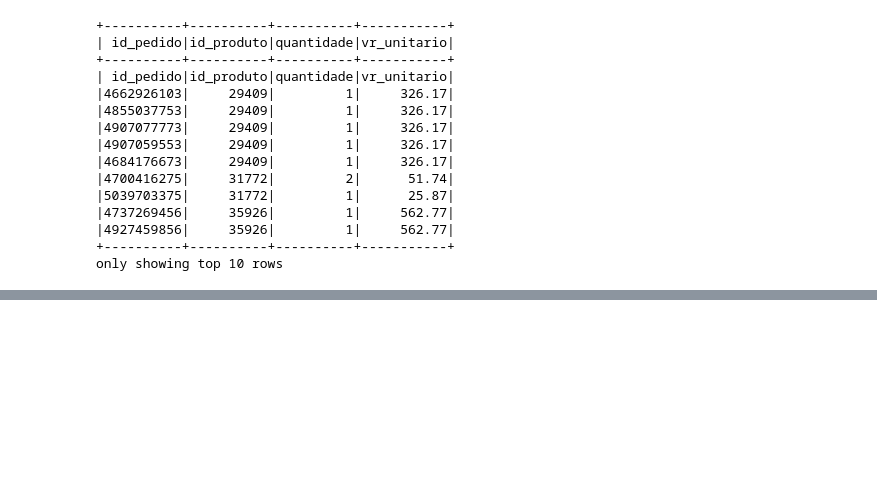
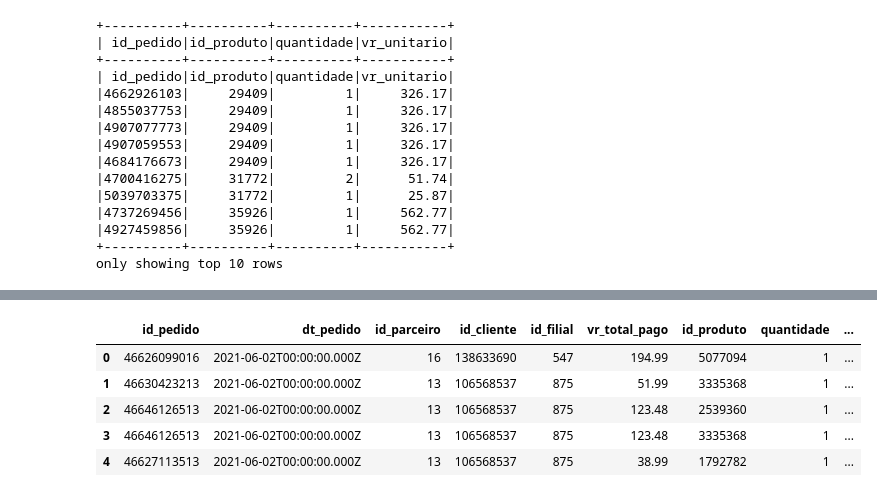
Before and after one commit to pveinberg/formacao-dev-bigdata, a Jupyter notebook: input/copia_notebooks/Aula_Hive/aula_hive_01.ipynb, the cells around one changed output, grey strips where cells are left out. Cells and saved outputs as stored; diff of their text form; code cells hidden in the pictures; blank space fills up the shorter version.

```diff
--- a/input/copia_notebooks/Aula_Hive/aula_hive_01.ipynb
+++ b/input/copia_notebooks/Aula_Hive/aula_hive_01.ipynb
@@ -232,0 +255,10 @@ only showing top 10 rows
+# %%
+pedidos = pd.read_parquet('pedidos_com_cliente.parquet')
+pedidos.head()
+# %% [output]
+|  | id_pedido | dt_pedido | id_parceiro | id_cliente | id_filial | vr_total_pago | id_produto | quantidade | ... |
+| 0 | 46626099016 | 2021-06-02T00:00:00.000Z | 16 | 138633690 | 547 | 194.99 | 5077094 | 1 | ... |
+| 1 | 46630423213 | 2021-06-02T00:00:00.000Z | 13 | 106568537 | 875 | 51.99 | 3335368 | 1 | ... |
+| 2 | 46646126513 | 2021-06-02T00:00:00.000Z | 13 | 106568537 | 875 | 123.48 | 2539360 | 1 | ... |
+| 3 | 46646126513 | 2021-06-02T00:00:00.000Z | 13 | 106568537 | 875 | 123.48 | 3335368 | 1 | ... |
+| 4 | 46627113513 | 2021-06-02T00:00:00.000Z | 13 | 106568537 | 875 | 38.99 | 1792782 | 1 | ... |
```
Also changed, not shown: parts of 39 cells of this notebook, 14 other files.
